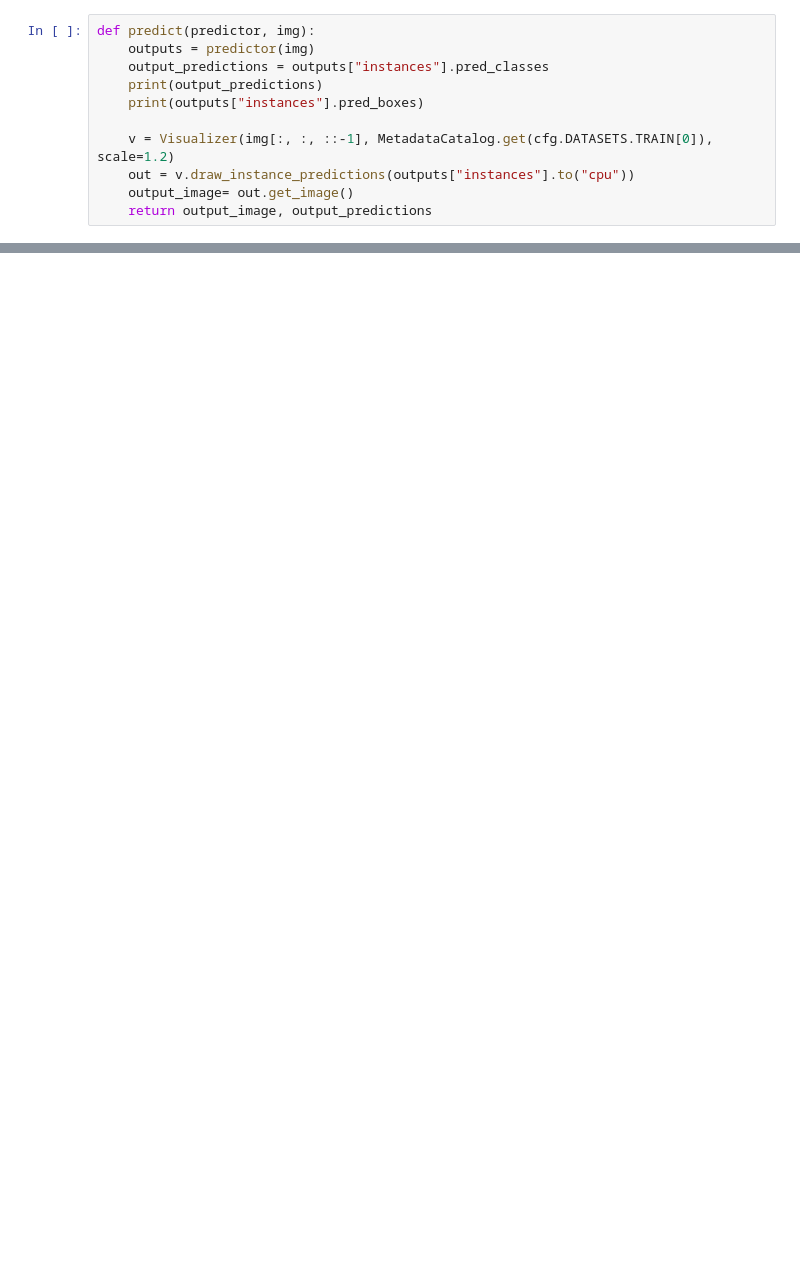
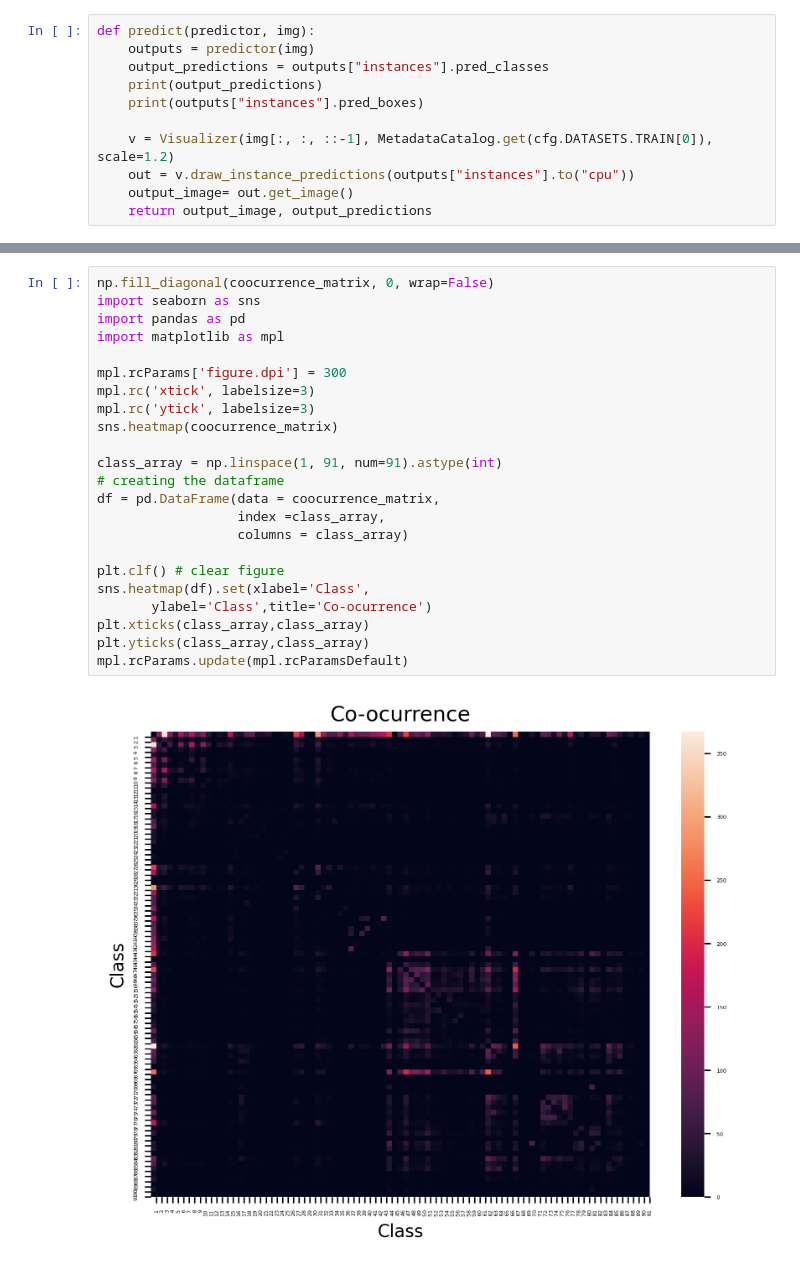
Before and after one commit to hichamelmuhandiz/MCV-M5-Team05, a Jupyter notebook: Week 3/task_b.ipynb, the cells around one changed output, grey strips where cells are left out. Drawn from its saved outputs; the diff is of its cells as text; blank space fills up the shorter version.

Commit message:
cleanup + coocurrence

```diff
--- a/Week 3/task_b.ipynb
+++ b/Week 3/task_b.ipynb
@@ -258,0 +254,25 @@ Boxes(tensor([[178.3994, 433.3325, 258.8235, 611.6727],
+# %%
+np.fill_diagonal(coocurrence_matrix, 0, wrap=False)
+import seaborn as sns
+import pandas as pd
+import matplotlib as mpl
+
+mpl.rcParams['figure.dpi'] = 300
+mpl.rc('xtick', labelsize=3)
+mpl.rc('ytick', labelsize=3)
+sns.heatmap(coocurrence_matrix)
+
+class_array = np.linspace(1, 91, num=91).astype(int)
+# creating the dataframe
+df = pd.DataFrame(data = coocurrence_matrix,
+                  index =class_array,
+                  columns = class_array)
+
+plt.clf() # clear figure
+sns.heatmap(df).set(xlabel='Class',
+       ylabel='Class',title='Co-ocurrence')
+plt.xticks(class_array,class_array)
+plt.yticks(class_array,class_array)
+mpl.rcParams.update(mpl.rcParamsDefault)
+# %% [output]
+[figure, added]
```
Also changed, not shown: parts of 8 cells of this notebook.
